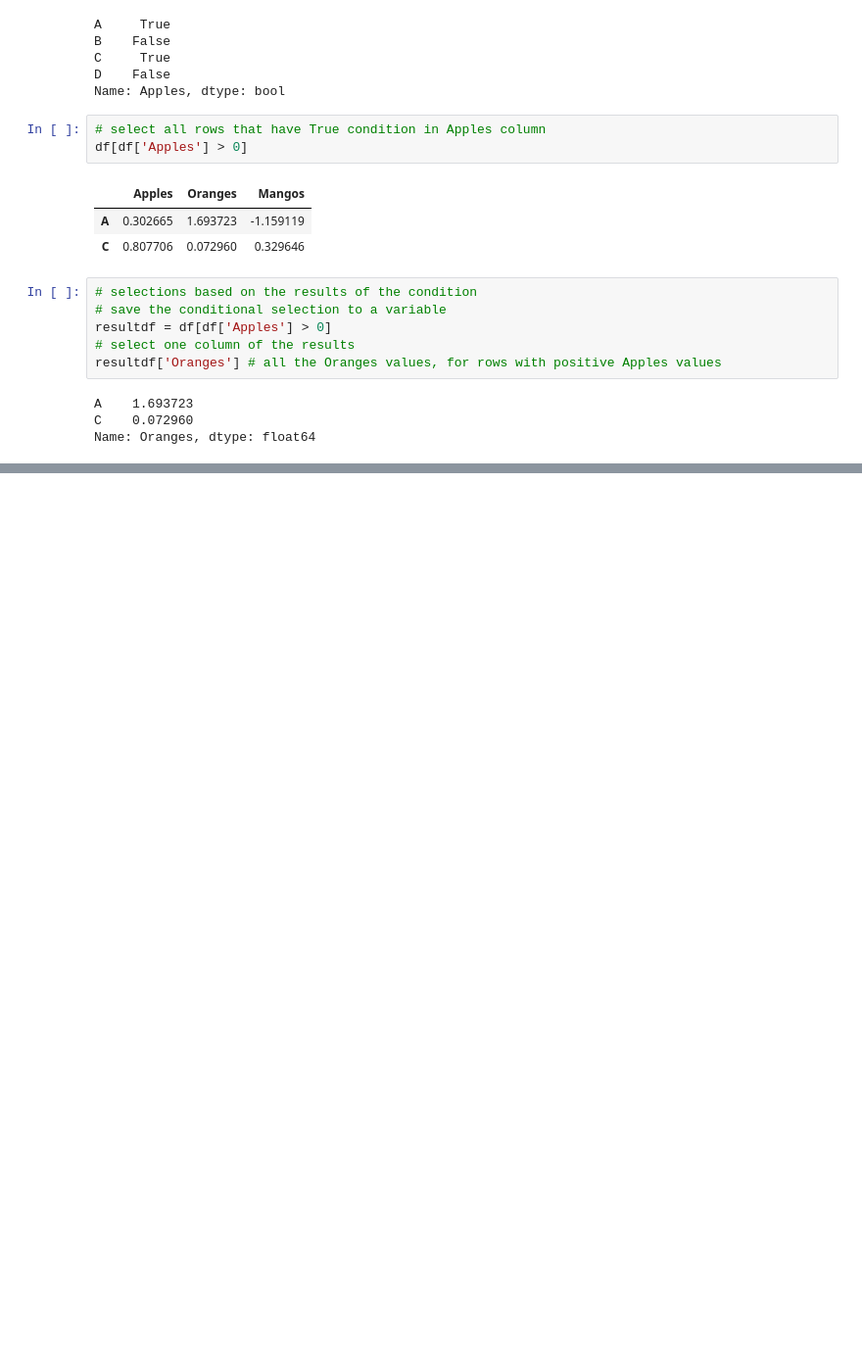
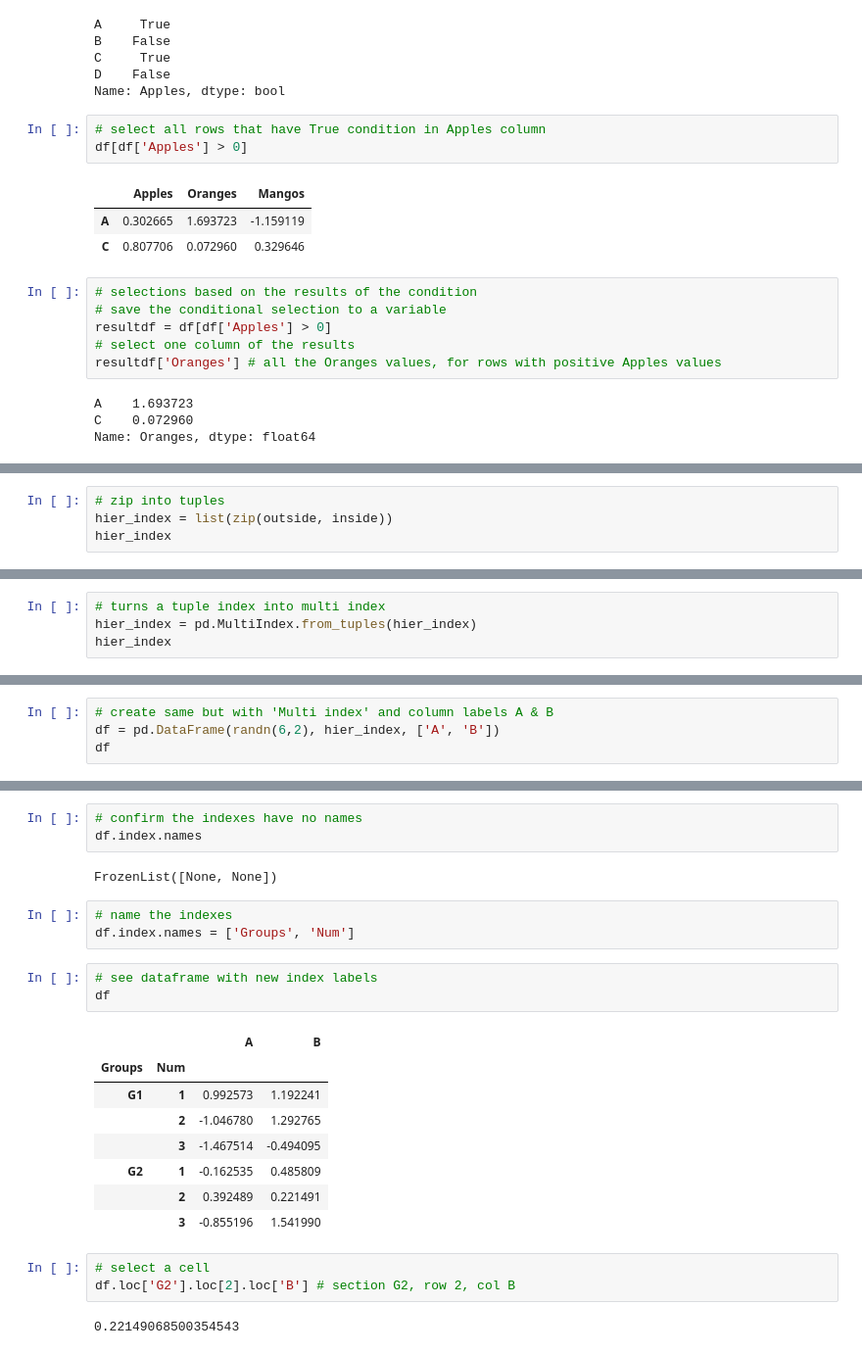
Before and after one commit to Hbada/Python-data-analysis-lessons-notebooks, a Jupyter notebook: Pandas_practice_notebook.ipynb, the cells around one changed output, grey strips where cells are left out. Shown at 98% size. Drawn from its saved outputs; the diff is of its cells as text; blank space fills up the shorter version.

```diff
--- a/Pandas_practice_notebook.ipynb
+++ b/Pandas_practice_notebook.ipynb
@@ -380,0 +476,4 @@ Name: Oranges, dtype: float64
+# %%
+# zip into tuples
+hier_index = list(zip(outside, inside))
+hier_index
@@ -380,0 +482,4 @@ Name: Oranges, dtype: float64
+# %%
+# turns a tuple index into multi index
+hier_index = pd.MultiIndex.from_tuples(hier_index)
+hier_index
@@ -380,0 +501,4 @@ Name: Oranges, dtype: float64
+# %%
+# create same but with 'Multi index' and column labels A & B
+df = pd.DataFrame(randn(6,2), hier_index, ['A', 'B'])
+df
@@ -380,0 +530,25 @@ Name: Oranges, dtype: float64
+# %%
+# confirm the indexes have no names
+df.index.names
+# %% [output]
+FrozenList([None, None])
+# %%
+# name the indexes
+df.index.names = ['Groups', 'Num']
+# %%
+# see dataframe with new index labels
+df
+# %% [output]
+|  |  | A | B |
+| Groups | Num |  |  |
+| G1 | 1 | 0.992573 | 1.192241 |
+|  | 2 | -1.046780 | 1.292765 |
+|  | 3 | -1.467514 | -0.494095 |
+| G2 | 1 | -0.162535 | 0.485809 |
+|  | 2 | 0.392489 | 0.221491 |
+|  | 3 | -0.855196 | 1.541990 |
+# %%
+# select a cell
+df.loc['G2'].loc[2].loc['B'] # section G2, row 2, col B
+# %% [output]
+0.22149068500354543
```
Also changed, not shown: parts of 40 cells of this notebook.
